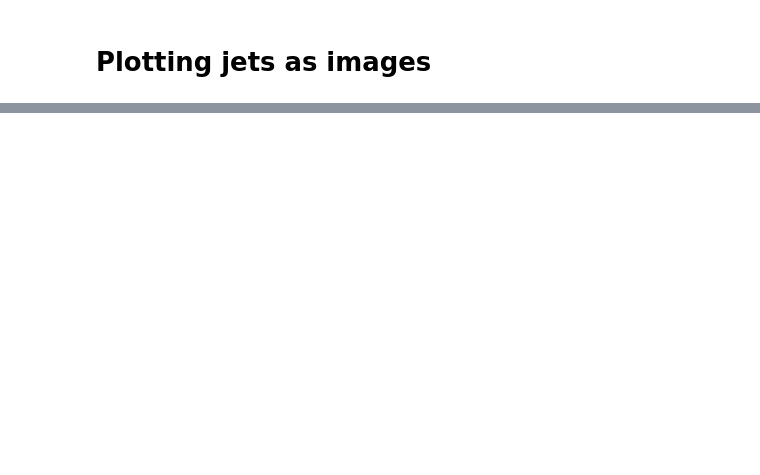
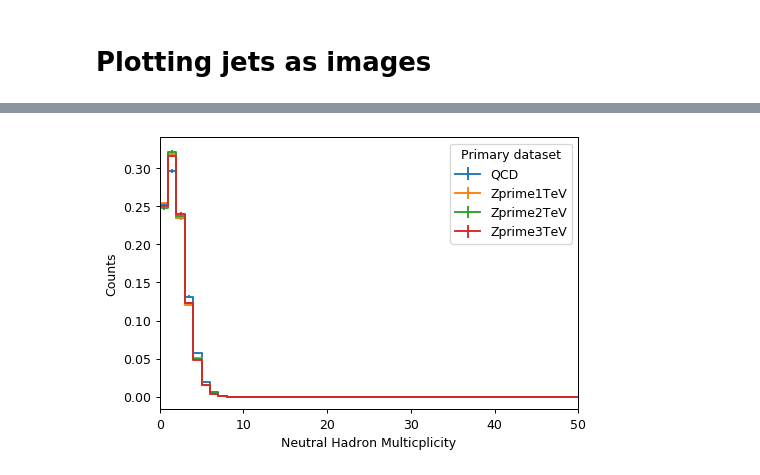
Before and after one commit to mdmorris/XAICoffea, a Jupyter notebook: ShowJets.ipynb, the cells around one changed output, grey strips where cells are left out. Saved outputs shown, nothing was run; the diff lists cells and outputs as text; code cells hidden in the pictures; blank space fills up the shorter version.

```diff
--- a/ShowJets.ipynb
+++ b/ShowJets.ipynb
@@ -585,8 +517,11 @@ fig.savefig("chMult_plot.png")
 # %%
-fig, ax = hist.plotgrid(output['hmult'].integrate("hadron","Neutral Hadrons"), overlay="dataset", stack=False, density=True
+fig, ax = hist.plotgrid(output['h_hadmult'].integrate("hadron","Neutral Hadrons"), overlay="dataset", stack=False, density=True
                                  )
 for iax in ax.flatten():
     iax.autoscale(axis='y')
+    iax.set_xlabel("Neutral Hadron Multicplicity")
 
 fig.show()
 fig.savefig("neutMult_plot.png")
+# %% [output]
+[figure, added]
```
Also changed, not shown: parts of 23 cells of this notebook.
